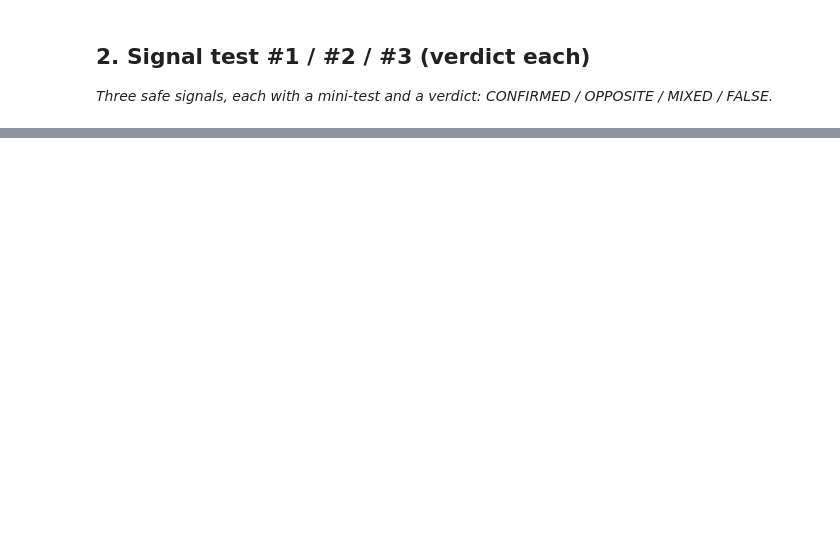
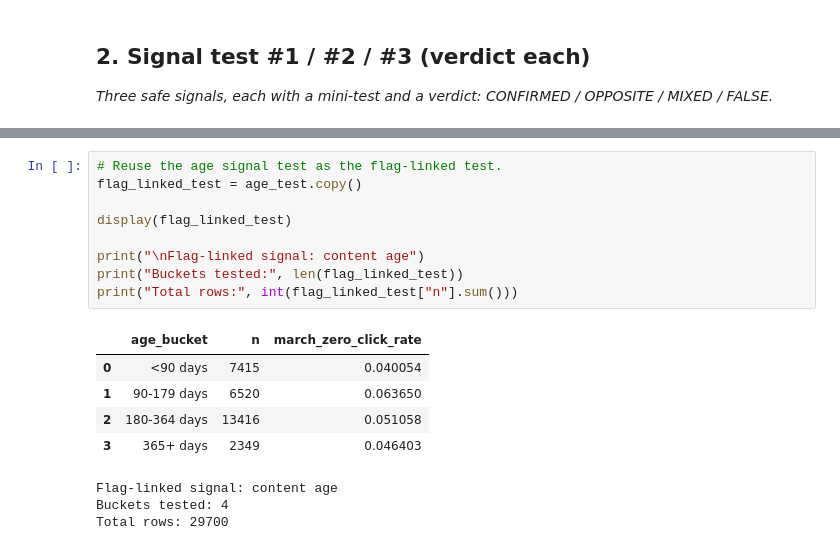
Before and after one commit to balabhadra3141/flyrank-ml-internship, a Jupyter notebook: work/notebooks/w04_signal_audit.ipynb, the cells around one changed output, grey strips where cells are left out. Saved outputs shown, nothing was run; the diff lists cells and outputs as text; blank space fills up the shorter version.

```diff
--- a/work/notebooks/w04_signal_audit.ipynb
+++ b/work/notebooks/w04_signal_audit.ipynb
@@ -36,0 +515,18 @@ This skeleton is yours to fill. Work the sections **in order** — each one has
+# %%
+# Reuse the age signal test as the flag-linked test.
+flag_linked_test = age_test.copy()
+
+display(flag_linked_test)
+
+print("\nFlag-linked signal: content age")
+print("Buckets tested:", len(flag_linked_test))
+print("Total rows:", int(flag_linked_test["n"].sum()))
+# %% [output]
+|  | age_bucket | n | march_zero_click_rate |
+| 0 | <90 days | 7415 | 0.040054 |
+| 1 | 90-179 days | 6520 | 0.063650 |
+| 2 | 180-364 days | 13416 | 0.051058 |
+| 3 | 365+ days | 2349 | 0.046403 |
+Flag-linked signal: content age
+Buckets tested: 4
+Total rows: 29700
```
Also changed, not shown: parts of 25 cells of this notebook.
